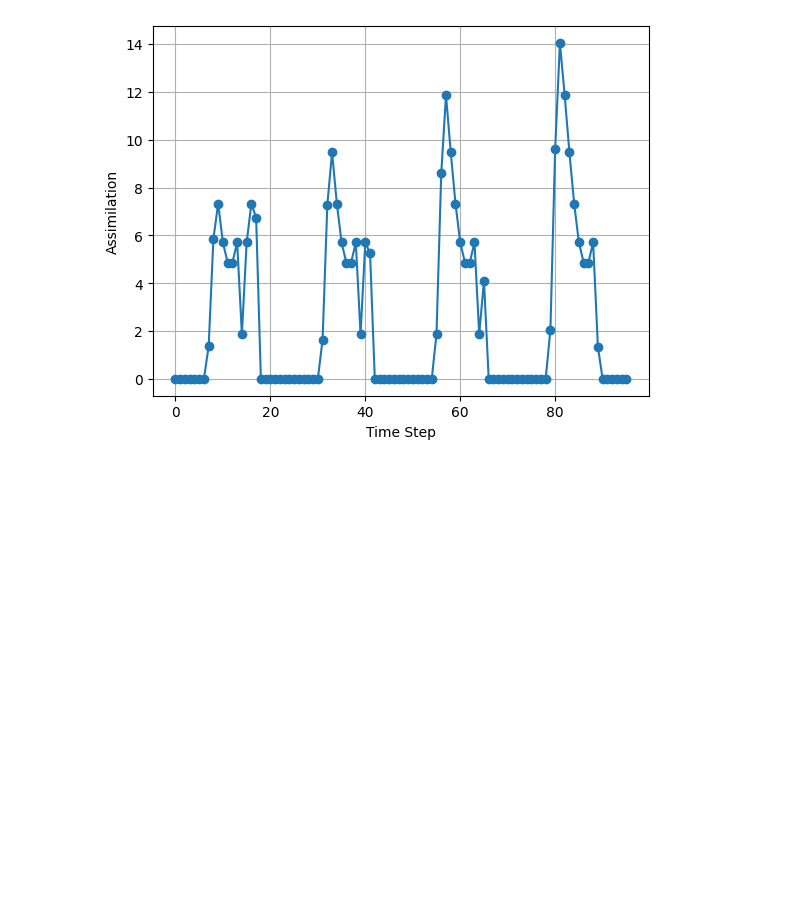
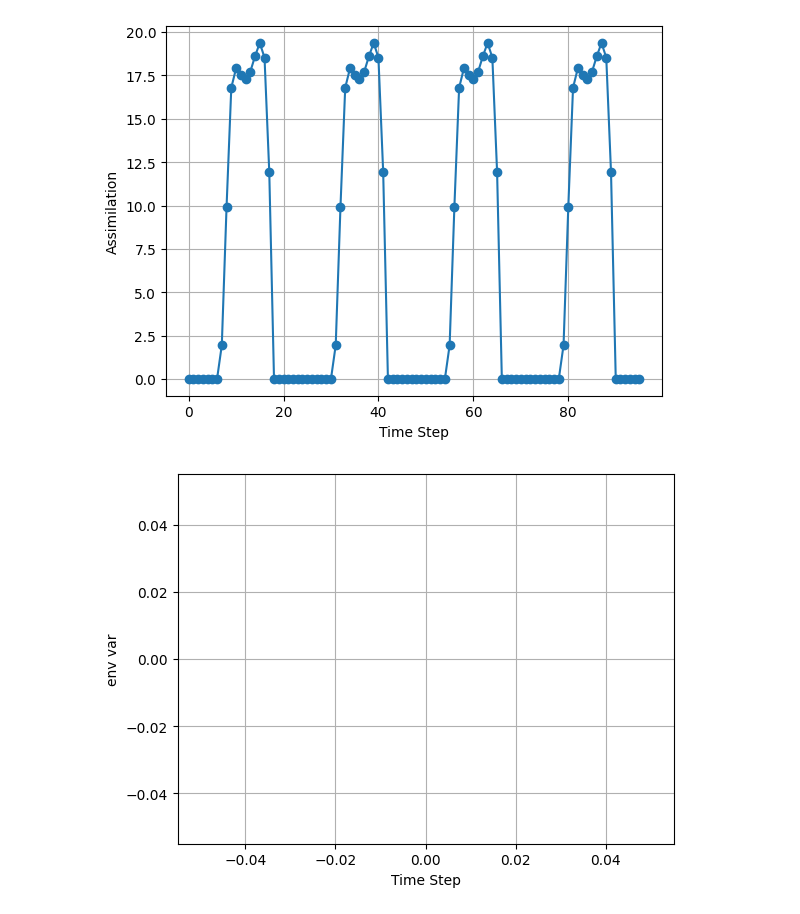
Before and after one commit to Seji-jam/Minimum_Plant_Model, a Jupyter notebook: skeleton_drw.ipynb, the cells around one changed output. Saved outputs shown, nothing was run; the diff lists cells and outputs as text; code cells hidden in the pictures; blank space fills up the shorter version.

```diff
--- a/skeleton_drw.ipynb
+++ b/skeleton_drw.ipynb
@@ -24,6 +24,7 @@ class model_handler:
         self.resource_pool_filename = resource_pool_filename
         self.log_thermal_age = []
         self.log_assimilation = []
+        self.log_env = []
 
     def read_input_files(self):
         # Read input CSV files for drivers and parameters
@@ -38,20 +39,28 @@ class model_handler:
 
         log_assimilation = self.log_assimilation
         #log_thermal_age = self.log_thermal_age
+        log_env = self.log_env
 
-        # Plotting log_assimilation (y-axis) against log_thermal_age (x-axis)
+        # Plot assimilation (y-axis)
         plt.plot(list(range(len(log_assimilation))), log_assimilation, marker='o', linestyle='-')
         plt.xlabel('Time Step')
         plt.ylabel('Assimilation')
         plt.grid(True)
         plt.show()
 
+        # Plotting env variable (y-axis)
+        plt.plot(list(range(len(log_env))), log_env, marker='o', linestyle='-')
+        plt.xlabel('Time Step')
+        plt.ylabel('env var')
+        plt.grid(True)
+        plt.show()
+
 
     def run_simulation(self):
-        # Run simulation by looping through each timestep
+        # Runs simulation by looping through each hourly timestep
         drivers, params_dict, resource_pools = self.read_input_files()
 
-        # Make a plant object
+        # Create a plant object
         plant_simulated = plant(params_dict, resource_pools)
 
         for index, row in drivers.iterrows():
@@ -77,13 +86,16 @@ class model_handler:
 
             # environment object that acts as interface between plant and non-plant - just aboveground environment for now
             aboveground_environment_instance = aboveground_environment(exogenous_inputs)
-            aboveground_environment_instance.compute_canopy_light_environment()
+
+            ###### HARDCODE LAI UNTIL WE GET THE LAI UPDATING FUNCTION IN
+            aboveground_environment_instance.compute_canopy_light_environment(Leaf_Blade_Angle = plant_simulated.get_parameters()['Leaf_Blade_Angle'], Leaf_Area_Index = 4)
 
             # one simulation step of plant
-            plant_simulated.simulate_plant(aboveground_environment_instance.get_exogenous_inputs(), aboveground_environment_instance.get_aboveground_variables())
+            plant_simulated.simulate_plant(aboveground_environment_instance.get_environmental_variables())
 
             self.log_assimilation.append(plant_simulated.get_assimilation_sunlit())
             self.log_thermal_age.append(plant_simulated.get_thermal_age())
+            #self.log_env.append(plant_simulated.get_Ci())
 # %%
 #@title Atmosphere class
 class atmosphere:
@@ -381,13 +425,18 @@ class plant:
 # %%
 #@ Example Usage
 
-driver_file = 'https://raw.githubusercontent.com/DRWang3/MPM_testing/refs/heads/main/generated_hourly_weather_data.csv'
+#driver_file = 'https://raw.githubusercontent.com/DRWang3/MPM_testing/refs/heads/main/drivers_setpoints.csv'
+driver_file = 'https://raw.githubusercontent.com/DRWang3/MPM_testing/refs/heads/main/drivers_natural_all.csv'
+#driver_file = 'https://raw.githubusercontent.com/DRWang3/MPM_testing/refs/heads/main/drivers_radiation_natural_temp_setpoint.csv'
+#driver_file = 'https://raw.githubusercontent.com/DRWang3/MPM_testing/refs/heads/main/drivers_radiation_setpoint_natural_temp.csv'
+
 parameter_file =  'https://raw.githubusercontent.com/DRWang3/MPM_testing/refs/heads/main/parameters.csv'
 #resource_pool_file = 'https://raw.githubusercontent.com/DRWang3/MPM_testing/refs/heads/main/resource_pools_single.csv'
 resource_pool_file ='https://raw.githubusercontent.com/DRWang3/MPM_testing/refs/heads/main/resource_pools_2RPs.csv'
 
 model = model_handler(driver_file, parameter_file, resource_pool_file)
 model.run_simulation()
 model.plot_outputs()
 # %% [output]
-[figure, old version]
+[figure, new version]
+[figure, added]
```
Also changed, not shown: parts of 3 cells of this notebook.
